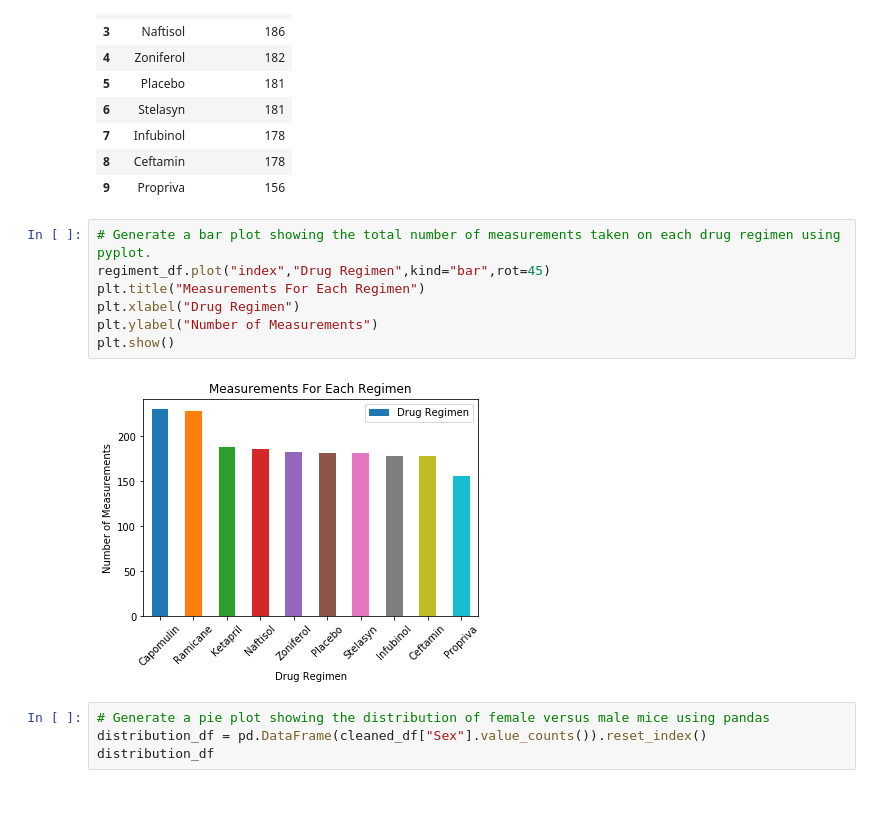
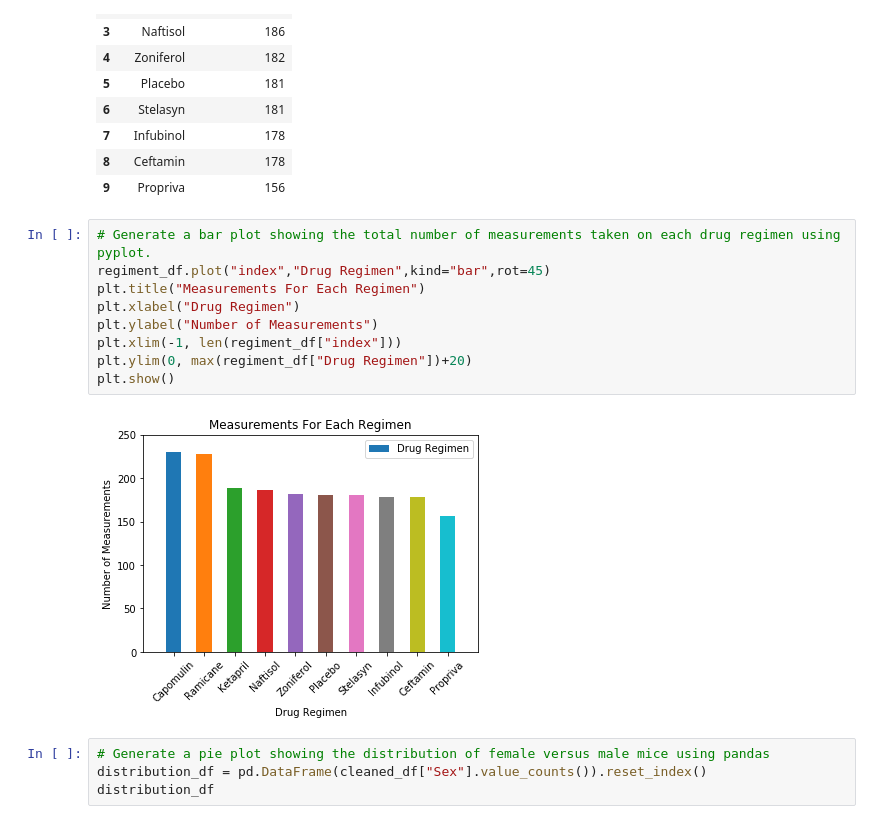
Before and after one commit to priyamittal96/matplotlib-challenge, a Jupyter notebook: pymaceuticals_starter.ipynb, the cells around one changed output. Cells and saved outputs as stored; diff of their text form.

Commit message:
Updated x and y limits for drug regimen measurements chart

```diff
--- a/pymaceuticals_starter.ipynb
+++ b/pymaceuticals_starter.ipynb
@@ -118,12 +118,14 @@ regiment_df
 # %%
 # Generate a bar plot showing the total number of measurements taken on each drug regimen using pyplot.
 regiment_df.plot("index","Drug Regimen",kind="bar",rot=45)
 plt.title("Measurements For Each Regimen")
 plt.xlabel("Drug Regimen")
 plt.ylabel("Number of Measurements")
+plt.xlim(-1, len(regiment_df["index"]))
+plt.ylim(0, max(regiment_df["Drug Regimen"])+20)
 plt.show()
 # %% [output]
-[figure, old version]
+[figure, new version]
 # %%
 # Generate a pie plot showing the distribution of female versus male mice using pandas
 distribution_df = pd.DataFrame(cleaned_df["Sex"].value_counts()).reset_index()
```
Also changed, not shown: parts of 1 cell of this notebook.
